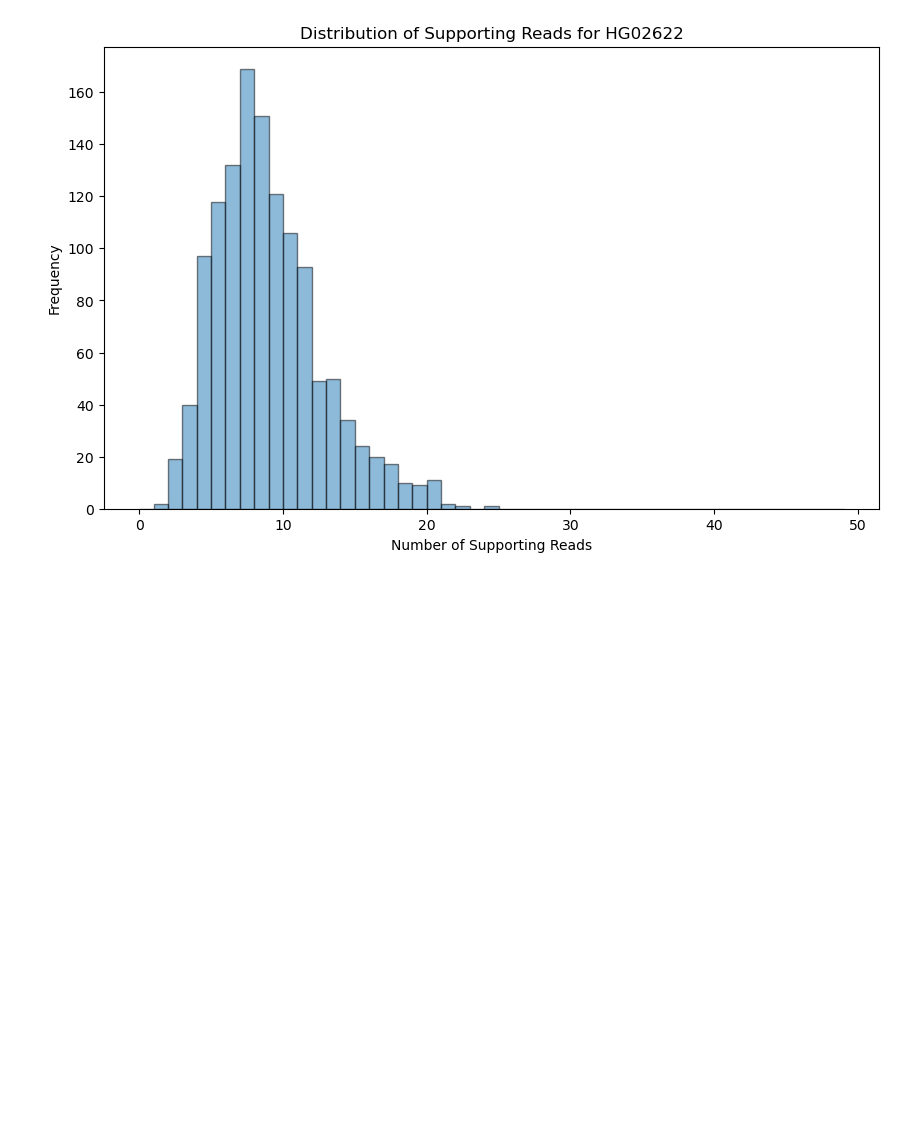
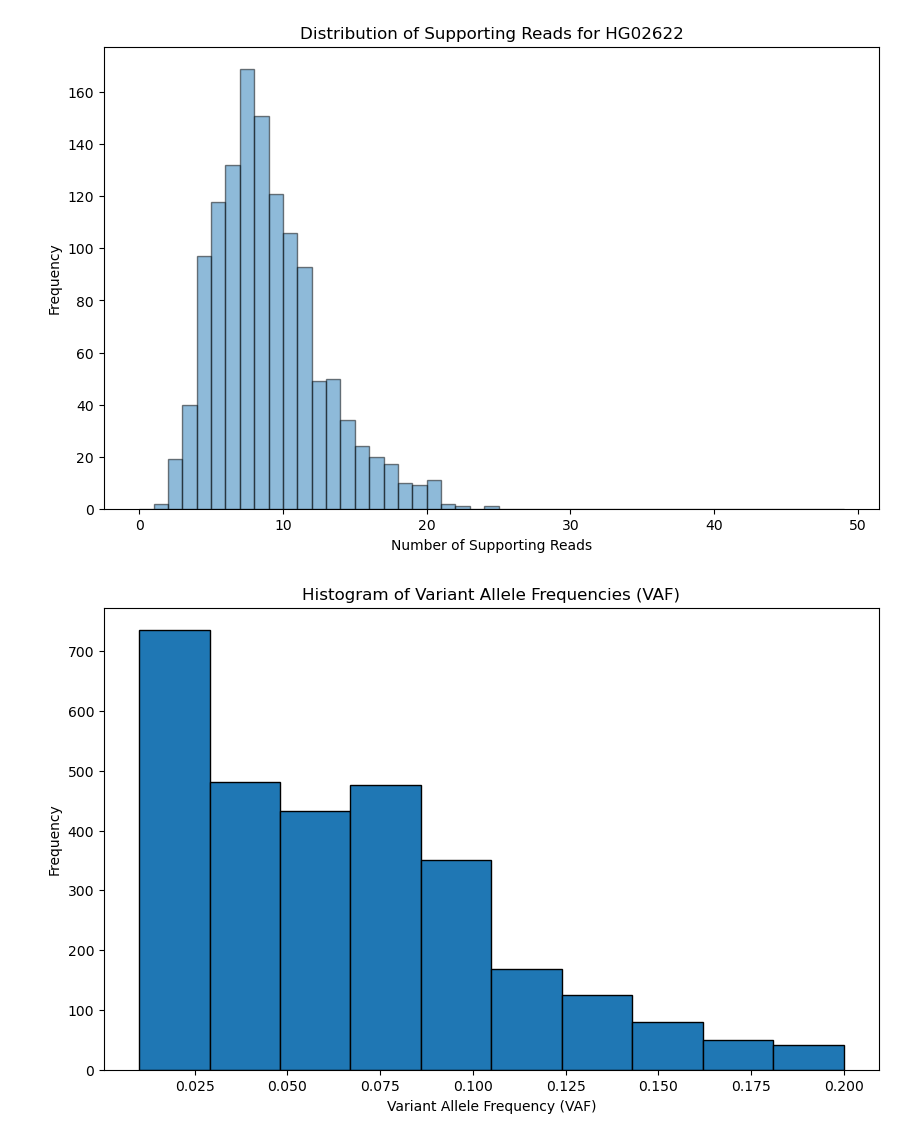
Before and after one commit to Fu-Yilei/SniffCell, a Jupyter notebook: sv_benchmark.ipynb, the cells around one changed output. Saved outputs shown, nothing was run; the diff lists cells and outputs as text; code cells hidden in the pictures; blank space fills up the shorter version.

```diff
--- a/sv_benchmark.ipynb
+++ b/sv_benchmark.ipynb
@@ -505,3 +514,24 @@ Try using .loc[row_indexer,col_indexer] = value instead
 See the caveats in the documentation: https://pandas.pydata.org/pandas-docs/stable/user_guide/indexing.html#returning-a-view-versus-a-copy
   sample_df['supporting_reads_count'] = sample_df['supporting_reads_hapmap'].apply(count_elements_in_tuple_string)
 [figure]
+# %%
+#
+def read_vcf_and_calculate_vaf(vcf_file):
+    vcf = pysam.VariantFile(vcf_file)
+    vaf_dict = {}
+    for record in vcf:
+        sv_id = record.id
+        vaf_dict.update({sv_id: record.info.get('AF')})
+    return vaf_dict
+
+# Example usage:
+vaf_dict = read_vcf_and_calculate_vaf("./dataset/hapmap_benchmark/benchmark_sv_vcf/hapmap_benchmark_sv.vcf")
+# Draw a histogram of all the VAFs
+plt.figure(figsize=(10, 6))
+plt.hist(vaf_dict.values(), bins=10, edgecolor='black')
+plt.xlabel('Variant Allele Frequency (VAF)')
+plt.ylabel('Frequency')
+plt.title('Histogram of Variant Allele Frequencies (VAF)')
+plt.show()
+# %% [output]
+[figure, added]
```
Also changed, not shown: parts of 1 cell of this notebook, 4 other files.
